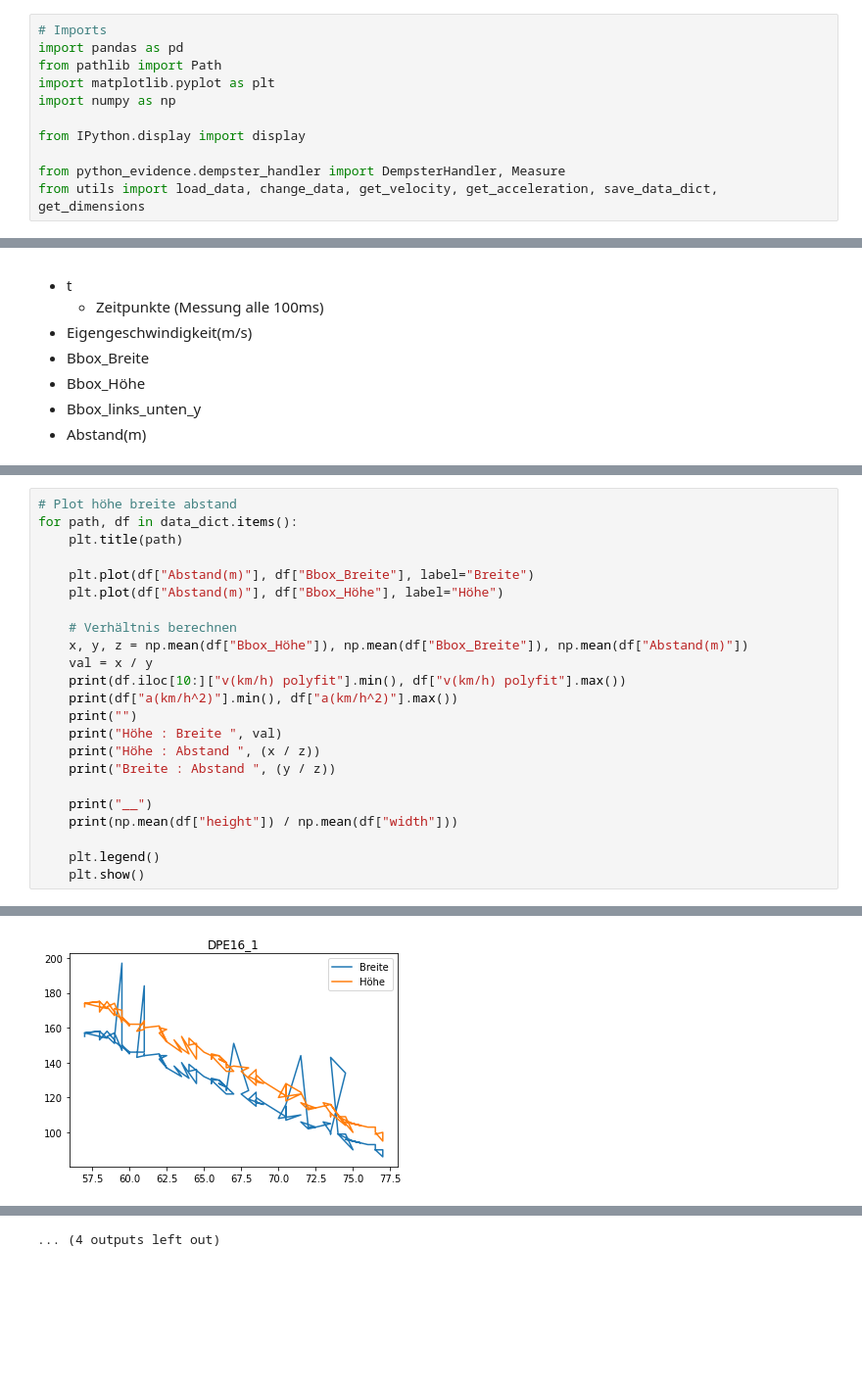
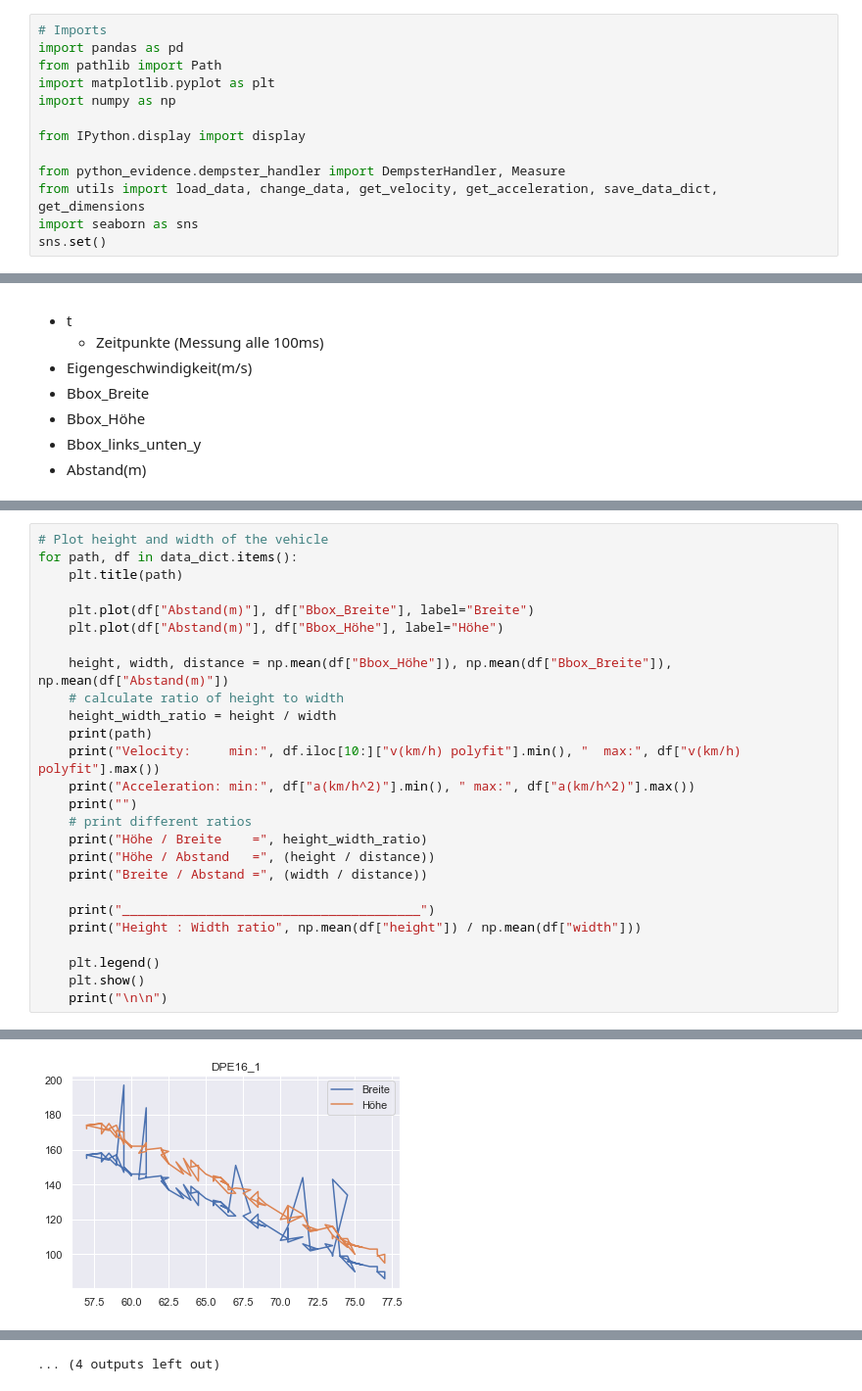
Before and after one commit to JanTSV/Evidenztheorie, a Jupyter notebook: main.ipynb, the cells around one changed output, grey strips where cells are left out. Shown at 98% size. Cells and saved outputs as stored; diff of their text form; blank space fills up the shorter version.

```diff
--- a/main.ipynb
+++ b/main.ipynb
@@ -36,6 +36,8 @@ from IPython.display import display
 
 from python_evidence.dempster_handler import DempsterHandler, Measure
 from utils import load_data, change_data, get_velocity, get_acceleration, save_data_dict, get_dimensions
+import seaborn as sns
+sns.set()
 # %% [markdown]
 # Schritt 1: Daten einlesen und explorieren
 
@@ -188,24 +194,27 @@ save_data_dict(data_dict, Path("updated_data"))
 # %%
-# Plot höhe breite abstand
+# Plot height and width of the vehicle
 for path, df in data_dict.items():
     plt.title(path)
 
     plt.plot(df["Abstand(m)"], df["Bbox_Breite"], label="Breite")
     plt.plot(df["Abstand(m)"], df["Bbox_Höhe"], label="Höhe")
 
-    # Verhältnis berechnen
-    x, y, z = np.mean(df["Bbox_Höhe"]), np.mean(df["Bbox_Breite"]), np.mean(df["Abstand(m)"])
-    val = x / y
-    print(df.iloc[10:]["v(km/h) polyfit"].min(), df["v(km/h) polyfit"].max())
-    print(df["a(km/h^2)"].min(), df["a(km/h^2)"].max())
+    height, width, distance = np.mean(df["Bbox_Höhe"]), np.mean(df["Bbox_Breite"]), np.mean(df["Abstand(m)"])
+    # calculate ratio of height to width
+    height_width_ratio = height / width
+    print(path)
+    print("Velocity:     min:", df.iloc[10:]["v(km/h) polyfit"].min(), "  max:", df["v(km/h) polyfit"].max())
+    print("Acceleration: min:", df["a(km/h^2)"].min(), " max:", df["a(km/h^2)"].max())
     print("")
-    print("Höhe : Breite ", val)
-    print("Höhe : Abstand ", (x / z))
-    print("Breite : Abstand ", (y / z))
+    # print different ratios
+    print("Höhe / Breite    =", height_width_ratio)
+    print("Höhe / Abstand   =", (height / distance))
+    print("Breite / Abstand =", (width / distance))
 
-    print("__")
-    print(np.mean(df["height"]) / np.mean(df["width"]))
+    print("_______________________________________")
+    print("Height : Width ratio", np.mean(df["height"]) / np.mean(df["width"]))
 
     plt.legend()
     plt.show()
+    print("\n\n")
 # %% [output]
@@ -256 +270 @@ __
-[figure, old version]
+[figure, new version]
```
Also changed, not shown: parts of 4 cells of this notebook.
